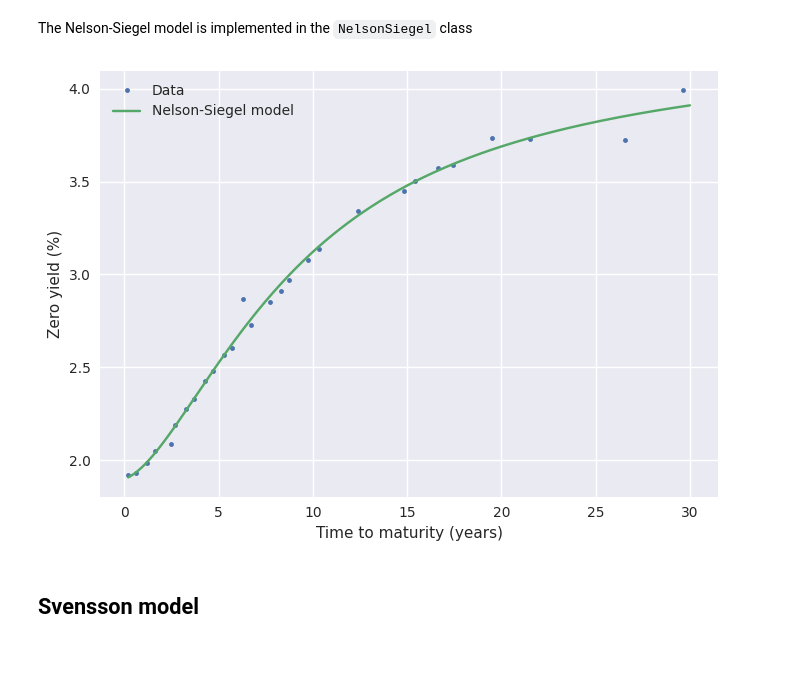
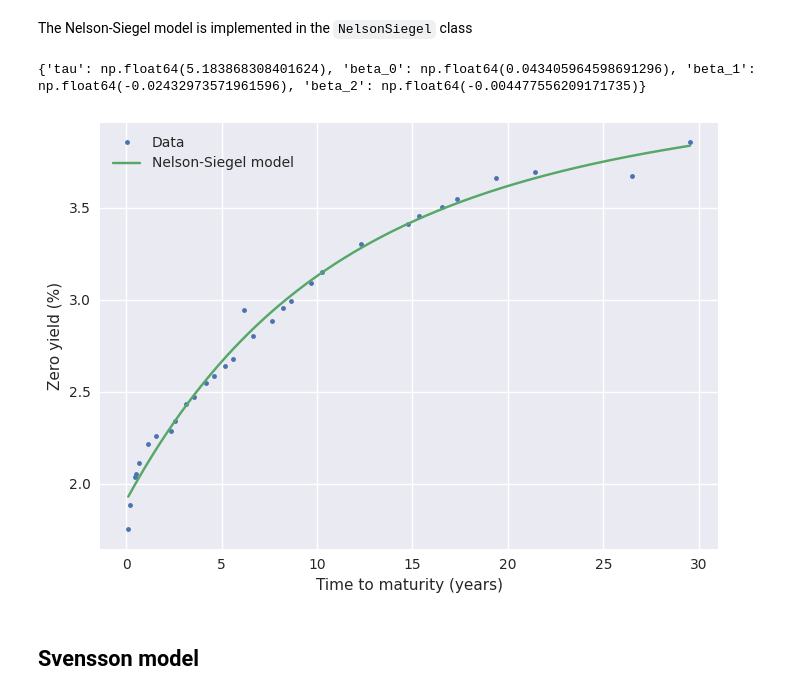
Before and after one commit to krantamaki/quantpy, a Jupyter notebook: examples/05_term_structures.ipynb, the cells around one changed output. Cells and saved outputs as stored; diff of their text form; code cells hidden in the pictures; blank space fills up the shorter version.

Commit message:
Updates to the examples

```diff
--- a/examples/05_term_structures.ipynb
+++ b/examples/05_term_structures.ipynb
@@ -19,5 +21,5 @@ example_root = Path(os.path.abspath(""))
 # %%
-yield_df = pd.read_csv(example_root / "data" / "fi_yields_2026-02-02.csv")
+yield_df = pd.read_csv(example_root / "data" / f"fi_yields_{bootstrap_date}.csv")
 yield_df.head(5)
 # %% [output]
 |  | TimeToMaturity | ZeroYield |
@@ -35,22 +37,26 @@ yields     = yield_df["ZeroYield"].to_numpy()
 The Nelson-Siegel model is implemented in the `NelsonSiegel` class
 # %%
 model = NelsonSiegel(yields, maturities, method="dogbox", ftol=1e-7, xtol=1e-7, gtol=1e-7, max_nfev=10_000)
+# %%
+print(model.params)
+# %% [output]
+{'tau': np.float64(5.183868308401624), 'beta_0': np.float64(0.043405964598691296), 'beta_1': np.float64(-0.02432973571961596), 'beta_2': np.float64(-0.004477556209171735)}
 # %%
-tt = np.linspace(0.2, 30, 300)
+tt = np.linspace(maturities.min(), maturities.max(), 300)
 
 fig = plt.figure(figsize=(7, 5))
 
 plt.plot(maturities, yields * 100, '.', label="Data")
 plt.plot(tt, model(tt) * 100, label="Nelson-Siegel model")
 plt.ylabel("Zero yield (%)")
 plt.xlabel("Time to maturity (years)")
 
 plt.legend()
 fig.tight_layout()
 
 plt.show()
 # %% [output]
-[figure, old version]
+[figure, new version]
 # %% [markdown]
 ## Svensson model
 # %% [markdown]
```
Also changed, not shown: parts of 15 cells of this notebook, 7 other files.
